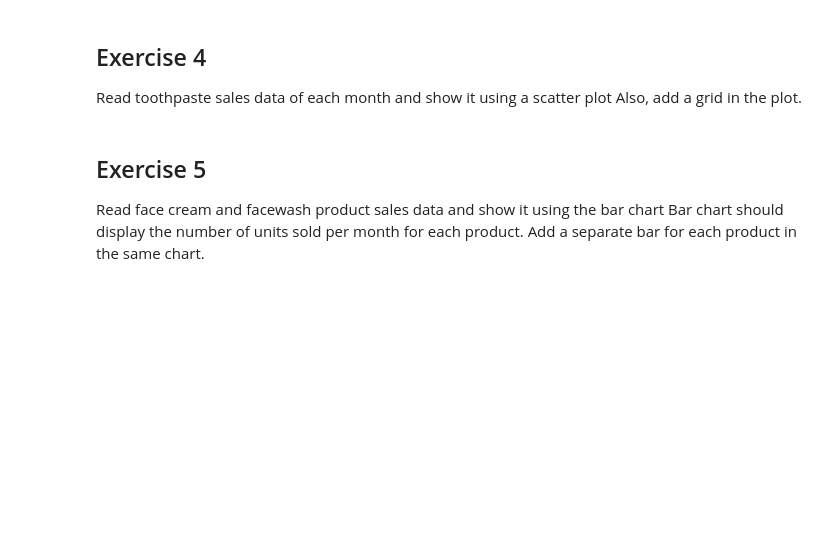
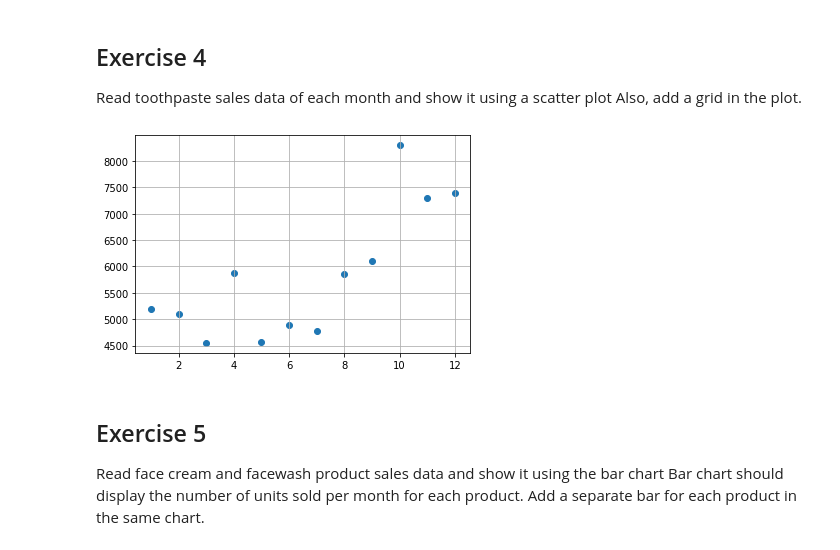
Before and after one commit to manureini/DataScienceSS20, a Jupyter notebook: Exercises/1_b_MatplotLib.ipynb, the cells around one changed output. Saved outputs shown, nothing was run; the diff lists cells and outputs as text; code cells hidden in the pictures; blank space fills up the shorter version.

```diff
--- a/Exercises/1_b_MatplotLib.ipynb
+++ b/Exercises/1_b_MatplotLib.ipynb
@@ -53,6 +88,11 @@ Display the number of units sold per month for each product using multiline plot
 ## Exercise 4
 Read toothpaste sales data of each month and show it using a scatter plot
 Also, add a grid in the plot.
+# %%
+plt.scatter(data.month_number,data.toothpaste)
+plt.grid()
+# %% [output]
+[figure, added]
 # %% [markdown]
 ## Exercise 5
 Read face cream and facewash product sales data and show it using the bar chart
```
Also changed, not shown: parts of 9 cells of this notebook.
